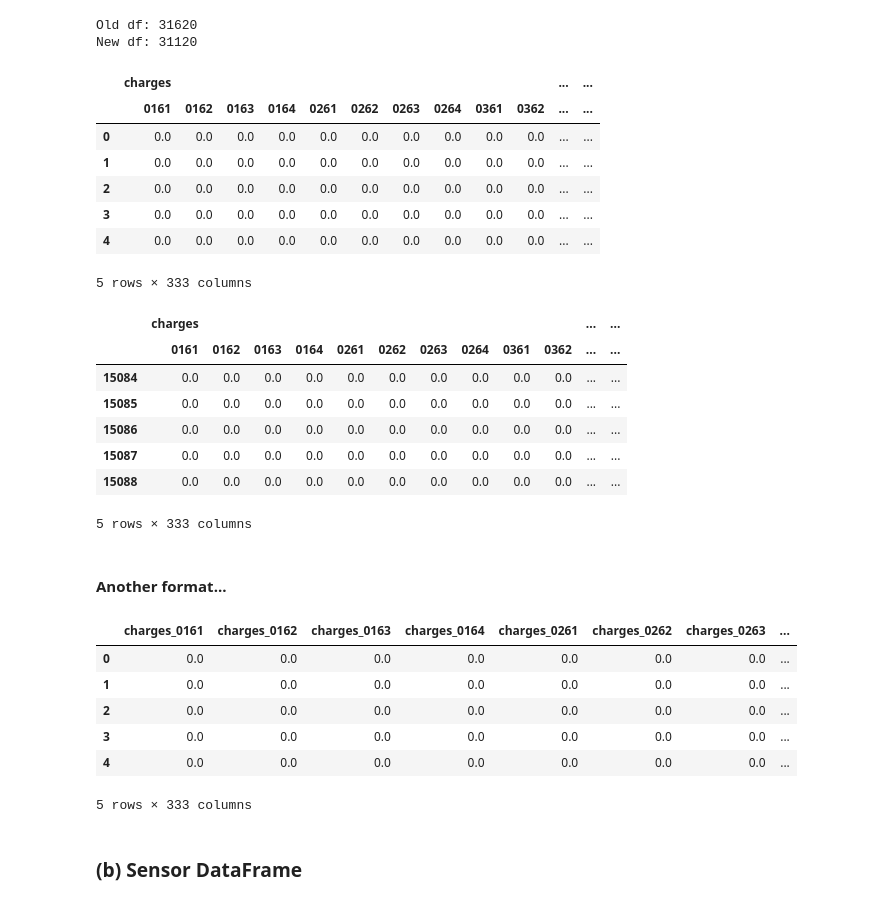
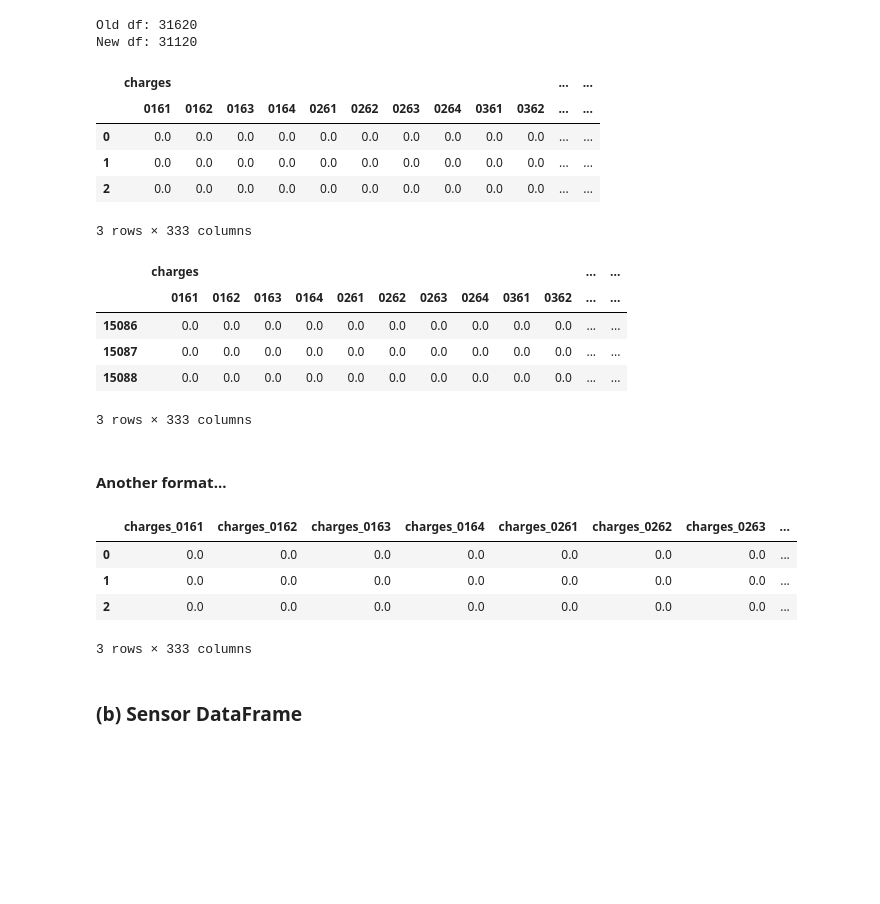
Before and after one commit to nachtm/cosmic-rAI, a Jupyter notebook: experiments/pandas and PCA.ipynb, the cells around one changed output. Saved outputs shown, nothing was run; the diff lists cells and outputs as text; code cells hidden in the pictures; blank space fills up the shorter version.

```diff
--- a/experiments/pandas and PCA.ipynb
+++ b/experiments/pandas and PCA.ipynb
@@ -66,27 +66,23 @@ print("New df:", len(event_df))
 Old df: 31620
 New df: 31120
 # %%
-event_df.head()
+event_df.head(n=3)
 # %% [output]
 |  | charges |  |  |  |  |  |  |  |  |  | ... | ... |
 |  | 0161 | 0162 | 0163 | 0164 | 0261 | 0262 | 0263 | 0264 | 0361 | 0362 | ... | ... |
 | 0 | 0.0 | 0.0 | 0.0 | 0.0 | 0.0 | 0.0 | 0.0 | 0.0 | 0.0 | 0.0 | ... | ... |
 | 1 | 0.0 | 0.0 | 0.0 | 0.0 | 0.0 | 0.0 | 0.0 | 0.0 | 0.0 | 0.0 | ... | ... |
 | 2 | 0.0 | 0.0 | 0.0 | 0.0 | 0.0 | 0.0 | 0.0 | 0.0 | 0.0 | 0.0 | ... | ... |
-| 3 | 0.0 | 0.0 | 0.0 | 0.0 | 0.0 | 0.0 | 0.0 | 0.0 | 0.0 | 0.0 | ... | ... |
-| 4 | 0.0 | 0.0 | 0.0 | 0.0 | 0.0 | 0.0 | 0.0 | 0.0 | 0.0 | 0.0 | ... | ... |
-5 rows × 333 columns
+3 rows × 333 columns
 # %%
-event_df.tail()
+event_df.tail(n=3)
 # %% [output]
 |  | charges |  |  |  |  |  |  |  |  |  | ... | ... |
 |  | 0161 | 0162 | 0163 | 0164 | 0261 | 0262 | 0263 | 0264 | 0361 | 0362 | ... | ... |
-| 15084 | 0.0 | 0.0 | 0.0 | 0.0 | 0.0 | 0.0 | 0.0 | 0.0 | 0.0 | 0.0 | ... | ... |
-| 15085 | 0.0 | 0.0 | 0.0 | 0.0 | 0.0 | 0.0 | 0.0 | 0.0 | 0.0 | 0.0 | ... | ... |
 | 15086 | 0.0 | 0.0 | 0.0 | 0.0 | 0.0 | 0.0 | 0.0 | 0.0 | 0.0 | 0.0 | ... | ... |
 | 15087 | 0.0 | 0.0 | 0.0 | 0.0 | 0.0 | 0.0 | 0.0 | 0.0 | 0.0 | 0.0 | ... | ... |
 | 15088 | 0.0 | 0.0 | 0.0 | 0.0 | 0.0 | 0.0 | 0.0 | 0.0 | 0.0 | 0.0 | ... | ... |
-5 rows × 333 columns
+3 rows × 333 columns
 # %% [markdown]
 #### Another format...
 # %%
@@ -99,15 +95,13 @@ def flatten(df):
     return new_df
 # %%
 flat_df = flatten(event_df)
-flat_df.head()
+flat_df.head(n=3)
 # %% [output]
 |  | charges_0161 | charges_0162 | charges_0163 | charges_0164 | charges_0261 | charges_0262 | charges_0263 | ... |
 | 0 | 0.0 | 0.0 | 0.0 | 0.0 | 0.0 | 0.0 | 0.0 | ... |
 | 1 | 0.0 | 0.0 | 0.0 | 0.0 | 0.0 | 0.0 | 0.0 | ... |
 | 2 | 0.0 | 0.0 | 0.0 | 0.0 | 0.0 | 0.0 | 0.0 | ... |
-| 3 | 0.0 | 0.0 | 0.0 | 0.0 | 0.0 | 0.0 | 0.0 | ... |
-| 4 | 0.0 | 0.0 | 0.0 | 0.0 | 0.0 | 0.0 | 0.0 | ... |
-5 rows × 333 columns
+3 rows × 333 columns
 # %% [markdown]
 ### (b) Sensor DataFrame
 # %%
```
Also changed, not shown: parts of 12 cells of this notebook.
